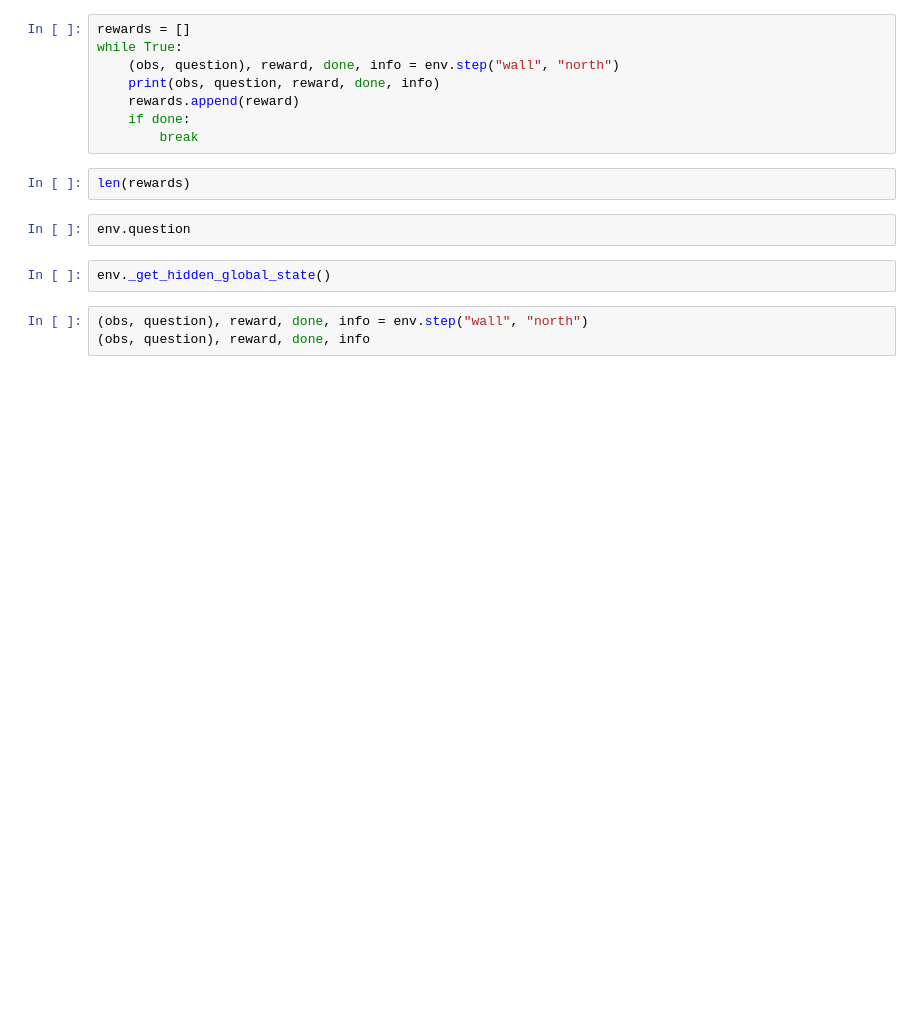
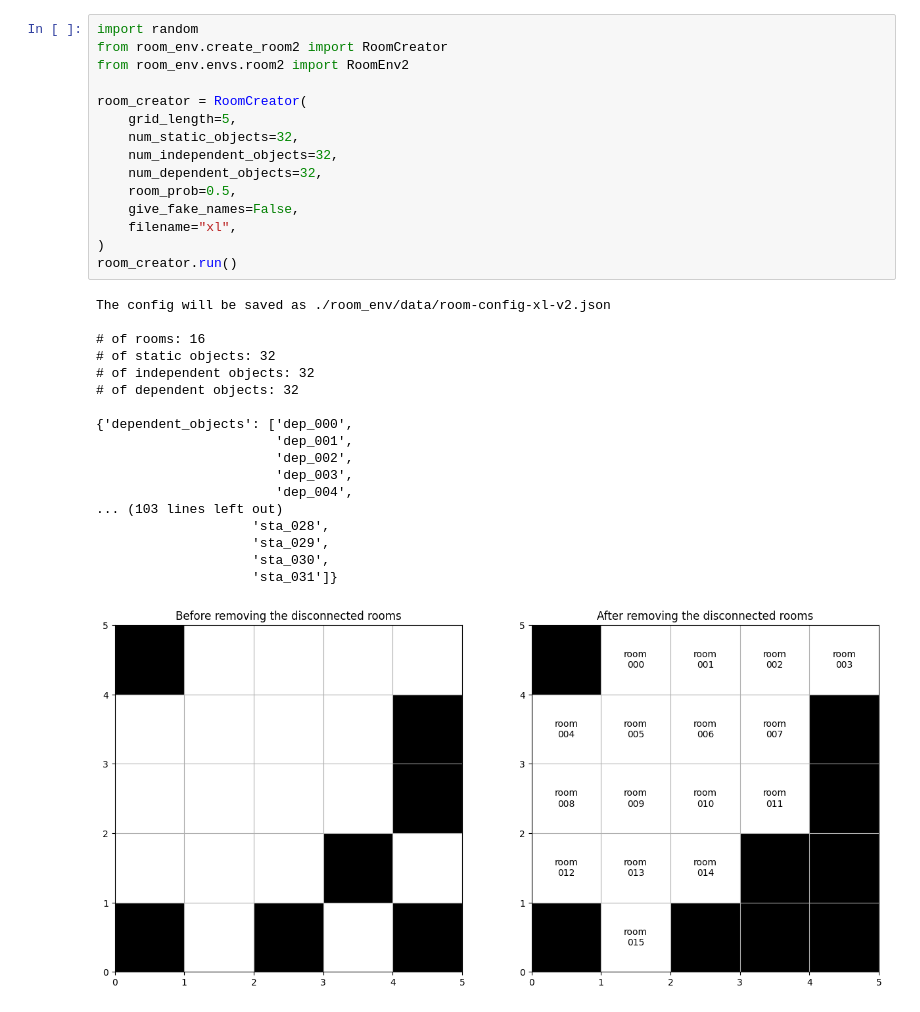
Before and after one commit to humemai/room-env, a Jupyter notebook: room-env-v2.ipynb, the cells around one changed output. Drawn from its saved outputs; the diff is of its cells as text; blank space fills up the shorter version.

```diff
--- a/room-env-v2.ipynb
+++ b/room-env-v2.ipynb
@@ -752,17 +1,34 @@ obs, question
-# %%
-rewards = []
-while True:
-    (obs, question), reward, done, info = env.step("wall", "north")
-    print(obs, question, reward, done, info)
-    rewards.append(reward)
-    if done:
-        break
-# %%
-len(rewards)
-# %%
-env.question
-# %%
-env._get_hidden_global_state()
-# %%
-(obs, question), reward, done, info = env.step("wall", "north")
-(obs, question), reward, done, info
+# %%
+import random
+from room_env.create_room2 import RoomCreator
+from room_env.envs.room2 import RoomEnv2
+
+room_creator = RoomCreator(
+    grid_length=5,
+    num_static_objects=32,
+    num_independent_objects=32,
+    num_dependent_objects=32,
+    room_prob=0.5,
+    give_fake_names=False,
+    filename="xl",
+)
+room_creator.run()
+# %% [output]
+The config will be saved as ./room_env/data/room-config-xl-v2.json
+
+# of rooms: 16
+# of static objects: 32
+# of independent objects: 32
+# of dependent objects: 32
+
+{'dependent_objects': ['dep_000',
+                       'dep_001',
+                       'dep_002',
+                       'dep_003',
+                       'dep_004',
+... (103 lines left out)
+                    'sta_028',
+                    'sta_029',
+                    'sta_030',
+                    'sta_031']}
+[figure, added]
```
Also changed, not shown: parts of 28 cells of this notebook, 51 other files.
